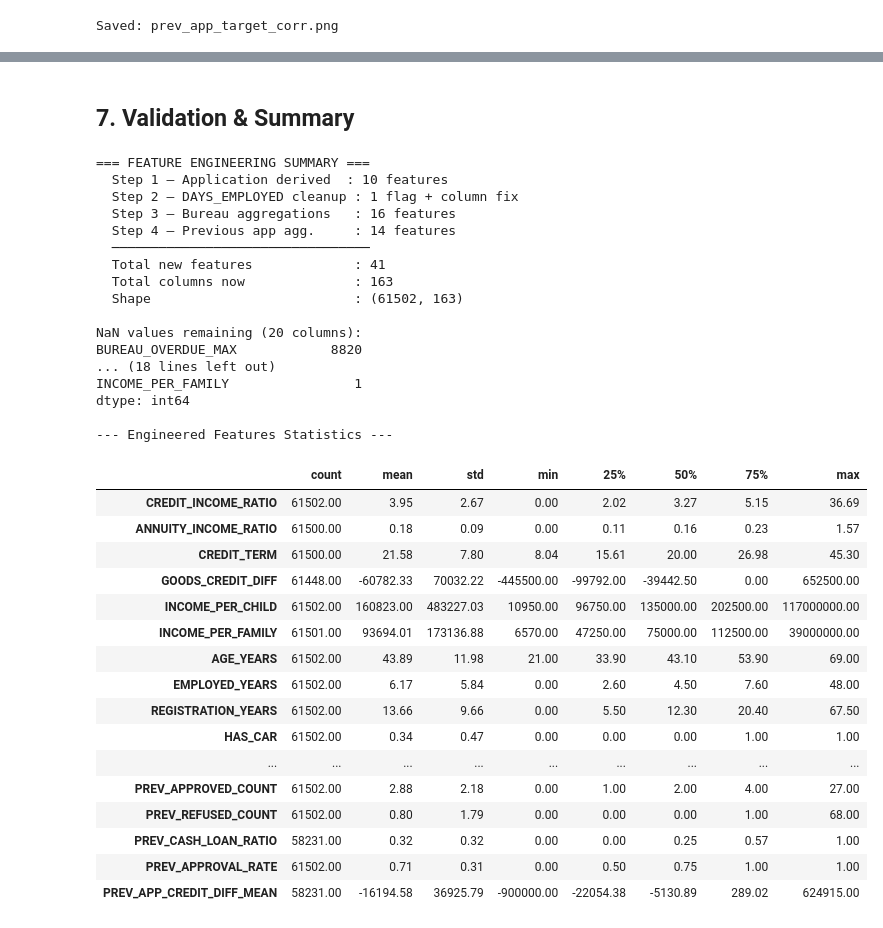
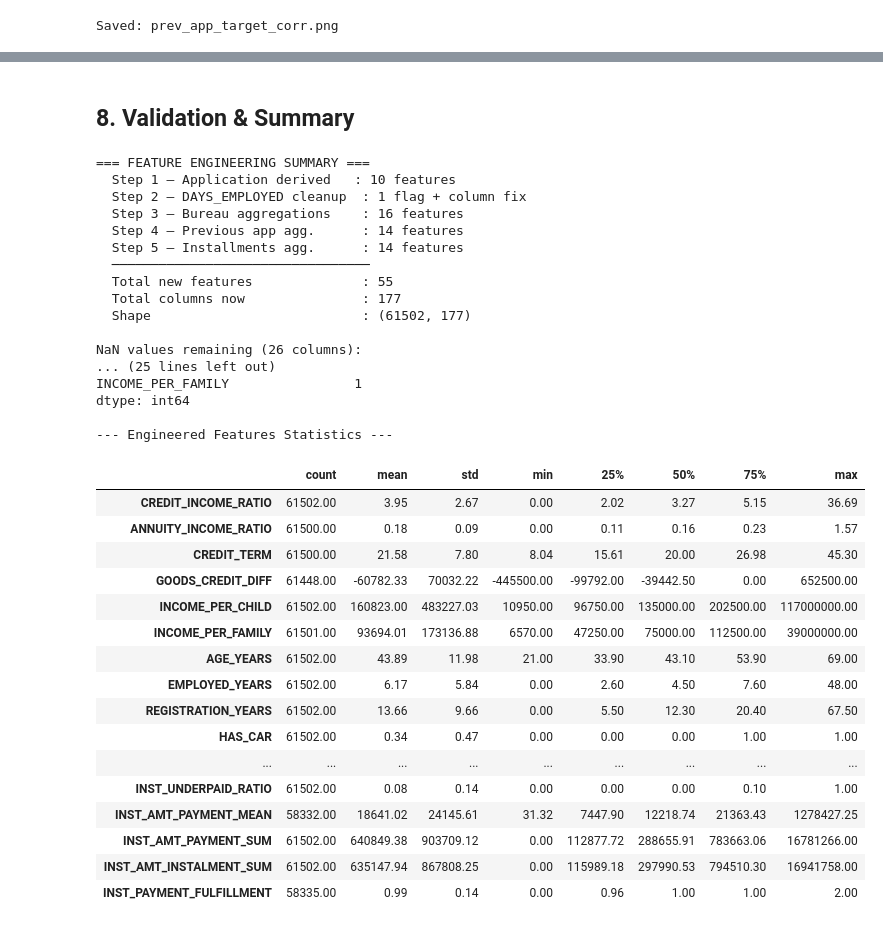
Before and after one commit to busrakurunceng/Ai_Credit_Risk, a Jupyter notebook: notebooks/02_feature_engineering.ipynb, the cells around one changed output, grey strips where cells are left out. Saved outputs shown, nothing was run; the diff lists cells and outputs as text; code cells hidden in the pictures.

Commit message:
Add installments payments aggregation features with DPD and payment fulfillment signals

```diff
--- a/notebooks/02_feature_engineering.ipynb
+++ b/notebooks/02_feature_engineering.ipynb
@@ -425,0 +458,6 @@ Saved: prev_app_target_corr.png
+# %%
+# Aggregate to one row per client
+inst_agg = aggregate_installments(inst)
+print(f"\nInstallments aggregated shape: {inst_agg.shape}")
+print(f"Columns: {list(inst_agg.columns)}")
+inst_agg.describe().T
@@ -425,0 +485,11 @@ Saved: prev_app_target_corr.png
+# %%
+# Merge installment features into the main table
+df = df.merge(inst_agg, on='SK_ID_CURR', how='left')
+
+# Clients with no installment records -> fill counts and ratios with 0
+inst_fill_zero = [c for c in inst_agg.columns if c != 'SK_ID_CURR' and
+                  any(k in c for k in ['COUNT', 'RATIO', 'SUM', 'LATE', 'UNDERPAID'])]
+df[inst_fill_zero] = df[inst_fill_zero].fillna(0)
+
+print(f"Shape after installments merge: {df.shape}")
+print(f"Installment features NaN remaining: {df[[c for c in inst_agg.columns if c != 'SK_ID_CURR']].isnull().sum().sum()}")
@@ -426,22 +517,24 @@ Saved: prev_app_target_corr.png
 # %% [markdown]
-<a id='7'></a>
-## 7. Validation & Summary
+<a id='8'></a>
+## 8. Validation & Summary
 # %%
 # Final summary of all engineered features
 app_new = new_cols + ['DAYS_EMPLOYED_ANOMALY']
 bureau_new = [c for c in bureau_agg.columns if c != 'SK_ID_CURR']
 prev_new = [c for c in prev_agg.columns if c != 'SK_ID_CURR']
-all_engineered = app_new + bureau_new + prev_new
+inst_new = [c for c in inst_agg.columns if c != 'SK_ID_CURR']
+all_engineered = app_new + bureau_new + prev_new + inst_new
 
 print(f'=== FEATURE ENGINEERING SUMMARY ===')
-print(f'  Step 1 — Application derived  : {len(new_cols)} features')
-print(f'  Step 2 — DAYS_EMPLOYED cleanup : 1 flag + column fix')
-print(f'  Step 3 — Bureau aggregations   : {len(bureau_new)} features')
-print(f'  Step 4 — Previous app agg.     : {len(prev_new)} features')
+print(f'  Step 1 — Application derived   : {len(new_cols)} features')
+print(f'  Step 2 — DAYS_EMPLOYED cleanup  : 1 flag + column fix')
+print(f'  Step 3 — Bureau aggregations    : {len(bureau_new)} features')
+print(f'  Step 4 — Previous app agg.      : {len(prev_new)} features')
+print(f'  Step 5 — Installments agg.      : {len(inst_new)} features')
 print(f'  ─────────────────────────────────')
-print(f'  Total new features             : {len(all_engineered)}')
-print(f'  Total columns now              : {df.shape[1]}')
-print(f'  Shape                          : {df.shape}')
+print(f'  Total new features              : {len(all_engineered)}')
+print(f'  Total columns now               : {df.shape[1]}')
+print(f'  Shape                           : {df.shape}')
 print()
 
 # Check remaining NaN in engineered features
@@ -449,48 +542,48 @@ nan_check = df[all_engineered].isnull().sum()
 nan_check = nan_check[nan_check > 0]
 if len(nan_check) == 0:
     print('No NaN values in any engineered feature.')
 else:
     print(f'NaN values remaining ({len(nan_check)} columns):')
     print(nan_check.sort_values(ascending=False))
 
 print()
 print('--- Engineered Features Statistics ---')
 df[all_engineered].describe().T
 # %% [output]
 === FEATURE ENGINEERING SUMMARY ===
-  Step 1 — Application derived  : 10 features
-  Step 2 — DAYS_EMPLOYED cleanup : 1 flag + column fix
-  Step 3 — Bureau aggregations   : 16 features
-  Step 4 — Previous app agg.     : 14 features
+  Step 1 — Application derived   : 10 features
+  Step 2 — DAYS_EMPLOYED cleanup  : 1 flag + column fix
+  Step 3 — Bureau aggregations    : 16 features
+  Step 4 — Previous app agg.      : 14 features
+  Step 5 — Installments agg.      : 14 features
   ─────────────────────────────────
-  Total new features             : 41
-  Total columns now              : 163
-  Shape                          : (61502, 163)
+  Total new features              : 55
+  Total columns now               : 177
+  Shape                           : (61502, 177)
 
-NaN values remaining (20 columns):
-BUREAU_OVERDUE_MAX            8820
-... (18 lines left out)
+NaN values remaining (26 columns):
+... (25 lines left out)
 INCOME_PER_FAMILY                1
 dtype: int64
 
 --- Engineered Features Statistics ---
 |  | count | mean | std | min | 25% | 50% | 75% | max |
 | CREDIT_INCOME_RATIO | 61502.00 | 3.95 | 2.67 | 0.00 | 2.02 | 3.27 | 5.15 | 36.69 |
 | ANNUITY_INCOME_RATIO | 61500.00 | 0.18 | 0.09 | 0.00 | 0.11 | 0.16 | 0.23 | 1.57 |
 | CREDIT_TERM | 61500.00 | 21.58 | 7.80 | 8.04 | 15.61 | 20.00 | 26.98 | 45.30 |
 | GOODS_CREDIT_DIFF | 61448.00 | -60782.33 | 70032.22 | -445500.00 | -99792.00 | -39442.50 | 0.00 | 652500.00 |
 | INCOME_PER_CHILD | 61502.00 | 160823.00 | 483227.03 | 10950.00 | 96750.00 | 135000.00 | 202500.00 | 117000000.00 |
 | INCOME_PER_FAMILY | 61501.00 | 93694.01 | 173136.88 | 6570.00 | 47250.00 | 75000.00 | 112500.00 | 39000000.00 |
 | AGE_YEARS | 61502.00 | 43.89 | 11.98 | 21.00 | 33.90 | 43.10 | 53.90 | 69.00 |
 | EMPLOYED_YEARS | 61502.00 | 6.17 | 5.84 | 0.00 | 2.60 | 4.50 | 7.60 | 48.00 |
 | REGISTRATION_YEARS | 61502.00 | 13.66 | 9.66 | 0.00 | 5.50 | 12.30 | 20.40 | 67.50 |
 | HAS_CAR | 61502.00 | 0.34 | 0.47 | 0.00 | 0.00 | 0.00 | 1.00 | 1.00 |
 | ... | ... | ... | ... | ... | ... | ... | ... | ... |
-| PREV_APPROVED_COUNT | 61502.00 | 2.88 | 2.18 | 0.00 | 1.00 | 2.00 | 4.00 | 27.00 |
-| PREV_REFUSED_COUNT | 61502.00 | 0.80 | 1.79 | 0.00 | 0.00 | 0.00 | 1.00 | 68.00 |
-| PREV_CASH_LOAN_RATIO | 58231.00 | 0.32 | 0.32 | 0.00 | 0.00 | 0.25 | 0.57 | 1.00 |
-| PREV_APPROVAL_RATE | 61502.00 | 0.71 | 0.31 | 0.00 | 0.50 | 0.75 | 1.00 | 1.00 |
-| PREV_APP_CREDIT_DIFF_MEAN | 58231.00 | -16194.58 | 36925.79 | -900000.00 | -22054.38 | -5130.89 | 289.02 | 624915.00 |
+| INST_UNDERPAID_RATIO | 61502.00 | 0.08 | 0.14 | 0.00 | 0.00 | 0.00 | 0.10 | 1.00 |
+| INST_AMT_PAYMENT_MEAN | 58332.00 | 18641.02 | 24145.61 | 31.32 | 7447.90 | 12218.74 | 21363.43 | 1278427.25 |
+| INST_AMT_PAYMENT_SUM | 61502.00 | 640849.38 | 903709.12 | 0.00 | 112877.72 | 288655.91 | 783663.06 | 16781266.00 |
+| INST_AMT_INSTALMENT_SUM | 61502.00 | 635147.94 | 867808.25 | 0.00 | 115989.18 | 297990.53 | 794510.30 | 16941758.00 |
+| INST_PAYMENT_FULFILLMENT | 58335.00 | 0.99 | 0.14 | 0.00 | 0.96 | 1.00 | 1.00 | 2.00 |
 # %% [markdown]
 ### Key Observations
 
```
Also changed, not shown: parts of 8 cells of this notebook, 1 other file.
